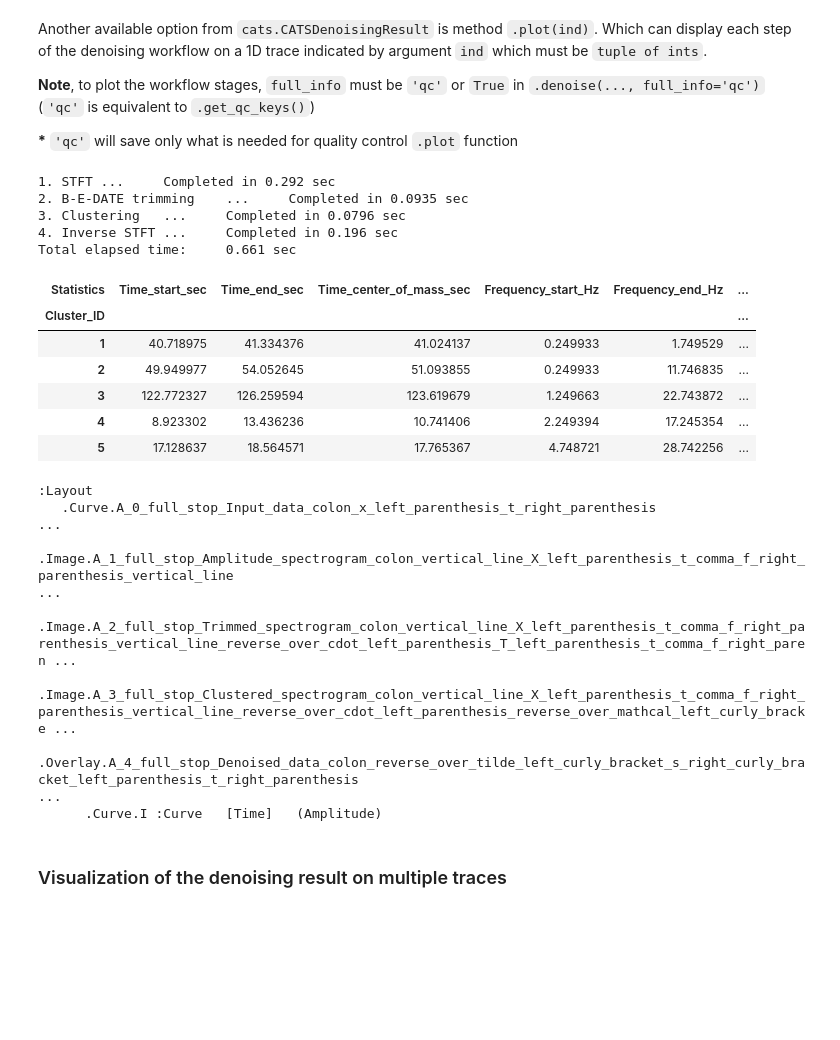
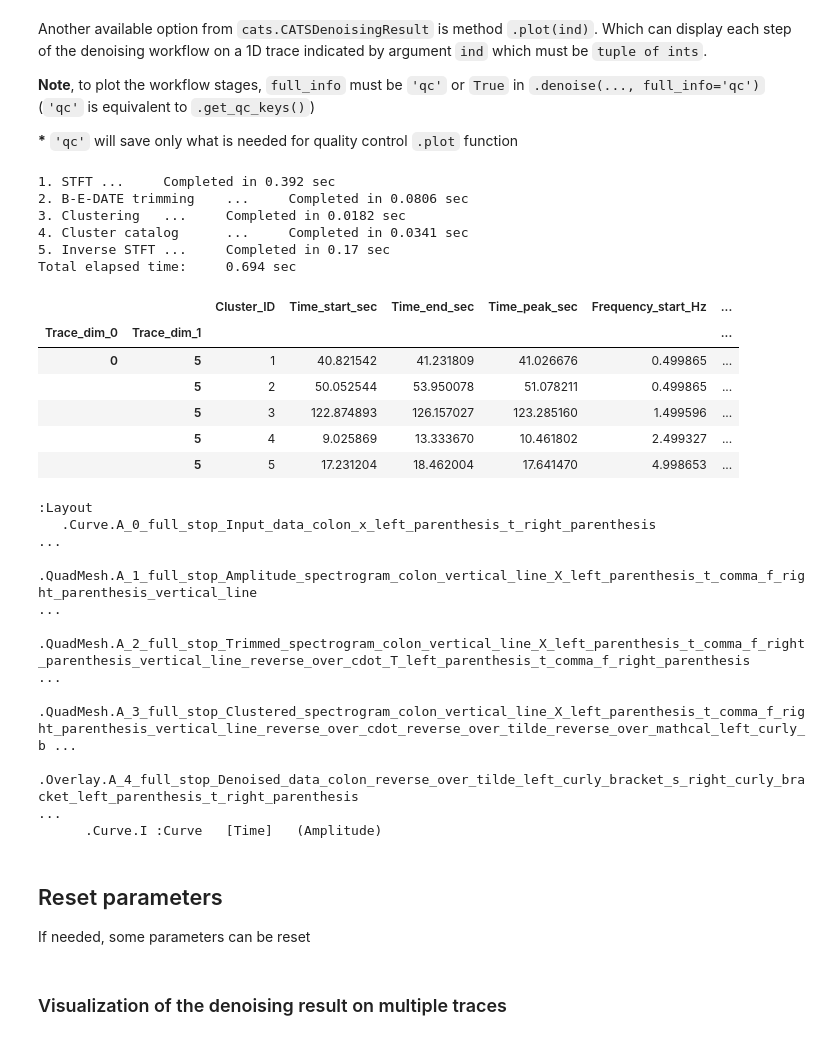
Before and after one commit to sgrubas/cats, a Jupyter notebook: tutorials/DenoisingTutorial.ipynb, the cells around one changed output. Drawn from its saved outputs; the diff is of its cells as text; code cells hidden in the pictures; blank space fills up the shorter version.

```diff
--- a/tutorials/DenoisingTutorial.ipynb
+++ b/tutorials/DenoisingTutorial.ipynb
@@ -185,7 +184,7 @@ result.save("test_save.mat")
 # %% [markdown]
 We can also import a saved result via `cats.CATSDenoisingResult.load`
 # %%
-result = cats.CATSDenoisingResult.load("test_save.mat")
+result = cats.CATSDenoisingResult.load("test_save.pickle")
 # %% [markdown]
 The previously saved result can also be used to reconstruct the used denoiser:
 # %%
@@ -223,33 +232,37 @@ result = denoiser.denoise(D, verbose=True,
                          full_info='qc'  # to save only necessary stages for quality control plotting
                         )
 # %% [output]
-1. STFT ...     Completed in 0.292 sec
-2. B-E-DATE trimming    ...     Completed in 0.0935 sec
-3. Clustering   ...     Completed in 0.0796 sec
-4. Inverse STFT ...     Completed in 0.196 sec
-Total elapsed time:     0.661 sec
+1. STFT ...     Completed in 0.392 sec
+2. B-E-DATE trimming    ...     Completed in 0.0806 sec
+3. Clustering   ...     Completed in 0.0182 sec
+4. Cluster catalog      ...     Completed in 0.0341 sec
+5. Inverse STFT ...     Completed in 0.17 sec
+Total elapsed time:     0.694 sec
 # %%
 # Testing Save and load again
-result.save("test_save.mat")
-result = cats.CATSDenoisingResult.load("test_save.mat")
+result.save("test_save")
+result = cats.CATSDenoisingResult.load("test_save.pickle")
 # %%
 # retrieved statistics of clusters
-result.cluster_catalogs[0, 5]
+result.cluster_catalogs.loc[0, 5]
 # %% [output]
-| Statistics | Time_start_sec | Time_end_sec | Time_center_of_mass_sec | Frequency_start_Hz | Frequency_end_Hz | ... |
-| Cluster_ID |  |  |  |  |  | ... |
-| 1 | 40.718975 | 41.334376 | 41.024137 | 0.249933 | 1.749529 | ... |
-| 2 | 49.949977 | 54.052645 | 51.093855 | 0.249933 | 11.746835 | ... |
-| 3 | 122.772327 | 126.259594 | 123.619679 | 1.249663 | 22.743872 | ... |
-| 4 | 8.923302 | 13.436236 | 10.741406 | 2.249394 | 17.245354 | ... |
-| 5 | 17.128637 | 18.564571 | 17.765367 | 4.748721 | 28.742256 | ... |
+|  |  | Cluster_ID | Time_start_sec | Time_end_sec | Time_peak_sec | Frequency_start_Hz | ... |
+| Trace_dim_0 | Trace_dim_1 |  |  |  |  |  | ... |
+| 0 | 5 | 1 | 40.821542 | 41.231809 | 41.026676 | 0.499865 | ... |
+|  | 5 | 2 | 50.052544 | 53.950078 | 51.078211 | 0.499865 | ... |
+|  | 5 | 3 | 122.874893 | 126.157027 | 123.285160 | 1.499596 | ... |
+|  | 5 | 4 | 9.025869 | 13.333670 | 10.461802 | 2.499327 | ... |
+|  | 5 | 5 | 17.231204 | 18.462004 | 17.641470 | 4.998653 | ... |
 # %%
 result.plot(ind=(0, 5), time_interval_sec=(7, 22), intervals=False, picks=False)
 # %% [output]
 :Layout
    .Curve.A_0_full_stop_Input_data_colon_x_left_parenthesis_t_right_parenthesis                                                                                                                          ...
-   .Image.A_1_full_stop_Amplitude_spectrogram_colon_vertical_line_X_left_parenthesis_t_comma_f_right_parenthesis_vertical_line                                                                           ...
-   .Image.A_2_full_stop_Trimmed_spectrogram_colon_vertical_line_X_left_parenthesis_t_comma_f_right_parenthesis_vertical_line_reverse_over_cdot_left_parenthesis_T_left_parenthesis_t_comma_f_right_paren ...
-   .Image.A_3_full_stop_Clustered_spectrogram_colon_vertical_line_X_left_parenthesis_t_comma_f_right_parenthesis_vertical_line_reverse_over_cdot_left_parenthesis_reverse_over_mathcal_left_curly_bracke ...
+   .QuadMesh.A_1_full_stop_Amplitude_spectrogram_colon_vertical_line_X_left_parenthesis_t_comma_f_right_parenthesis_vertical_line                                                                        ...
+   .QuadMesh.A_2_full_stop_Trimmed_spectrogram_colon_vertical_line_X_left_parenthesis_t_comma_f_right_parenthesis_vertical_line_reverse_over_cdot_T_left_parenthesis_t_comma_f_right_parenthesis         ...
+   .QuadMesh.A_3_full_stop_Clustered_spectrogram_colon_vertical_line_X_left_parenthesis_t_comma_f_right_parenthesis_vertical_line_reverse_over_cdot_reverse_over_tilde_reverse_over_mathcal_left_curly_b ...
    .Overlay.A_4_full_stop_Denoised_data_colon_reverse_over_tilde_left_curly_bracket_s_right_curly_bracket_left_parenthesis_t_right_parenthesis                                                           ...
       .Curve.I :Curve   [Time]   (Amplitude)
+# %% [markdown]
+## Reset parameters
+If needed, some parameters can be reset
```
Also changed, not shown: parts of 22 cells of this notebook, 1 other file.
